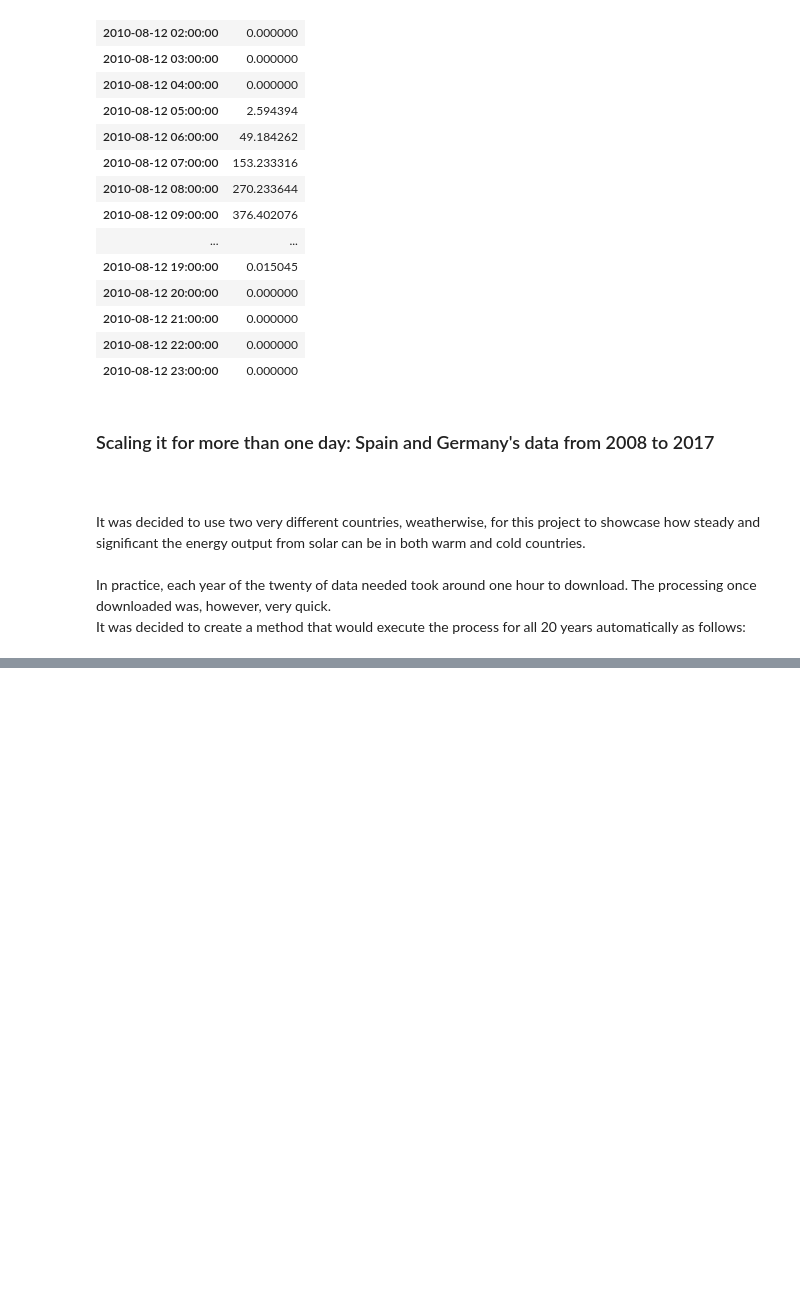
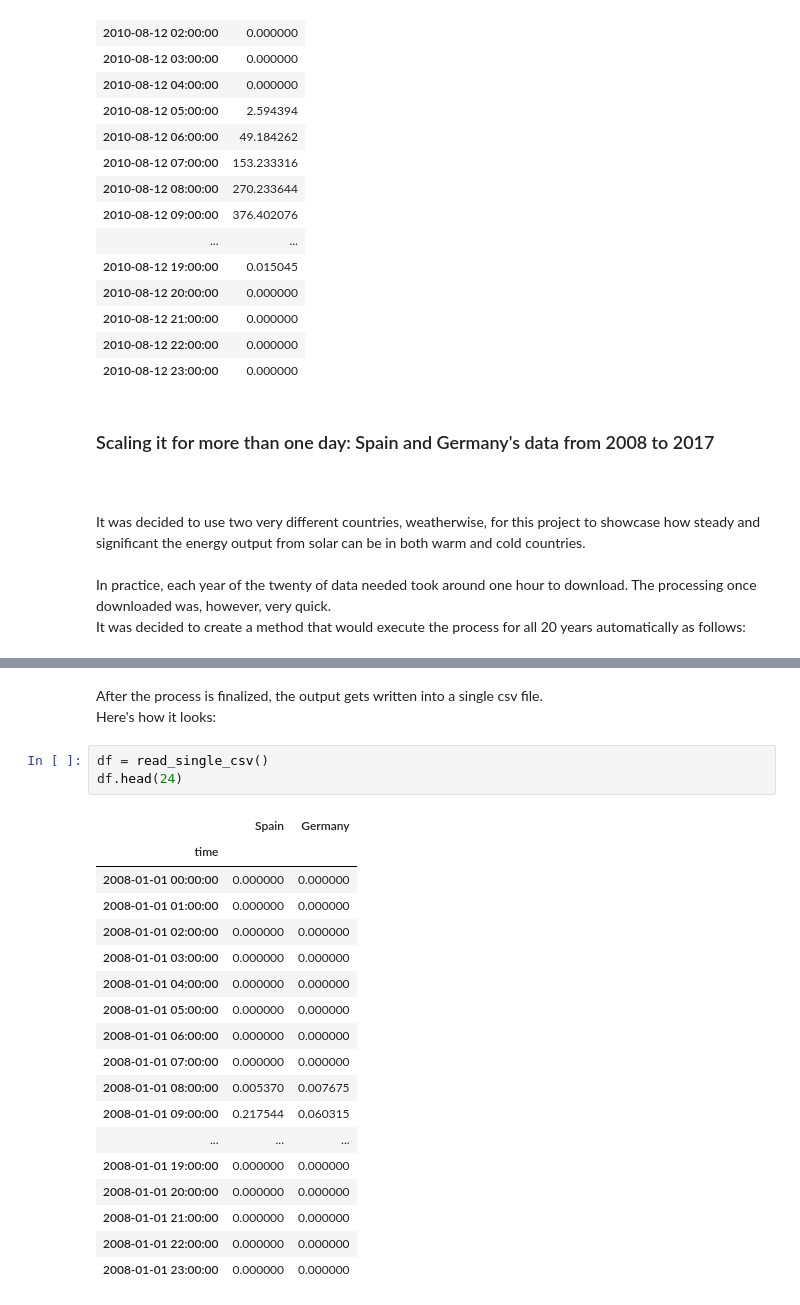
Before and after one commit to roberto-andrade22/PV_Parks_EU, a Jupyter notebook: brief_explanation.ipynb, the cells around one changed output, grey strips where cells are left out. Drawn from its saved outputs; the diff is of its cells as text; blank space fills up the shorter version.

```diff
--- a/brief_explanation.ipynb
+++ b/brief_explanation.ipynb
@@ -116,0 +95,25 @@ NameError: name 'paises' is not defined
+# %% [markdown]
+After the process is finalized, the output gets written into a single csv file.
+<br>Here's how it looks:
+# %%
+df = read_single_csv()
+df.head(24)
+# %% [output]
+|  | Spain | Germany |
+| time |  |  |
+| 2008-01-01 00:00:00 | 0.000000 | 0.000000 |
+| 2008-01-01 01:00:00 | 0.000000 | 0.000000 |
+| 2008-01-01 02:00:00 | 0.000000 | 0.000000 |
+| 2008-01-01 03:00:00 | 0.000000 | 0.000000 |
+| 2008-01-01 04:00:00 | 0.000000 | 0.000000 |
+| 2008-01-01 05:00:00 | 0.000000 | 0.000000 |
+| 2008-01-01 06:00:00 | 0.000000 | 0.000000 |
+| 2008-01-01 07:00:00 | 0.000000 | 0.000000 |
+| 2008-01-01 08:00:00 | 0.005370 | 0.007675 |
+| 2008-01-01 09:00:00 | 0.217544 | 0.060315 |
+| ... | ... | ... |
+| 2008-01-01 19:00:00 | 0.000000 | 0.000000 |
+| 2008-01-01 20:00:00 | 0.000000 | 0.000000 |
+| 2008-01-01 21:00:00 | 0.000000 | 0.000000 |
+| 2008-01-01 22:00:00 | 0.000000 | 0.000000 |
+| 2008-01-01 23:00:00 | 0.000000 | 0.000000 |
```
Also changed, not shown: parts of 8 cells of this notebook.
